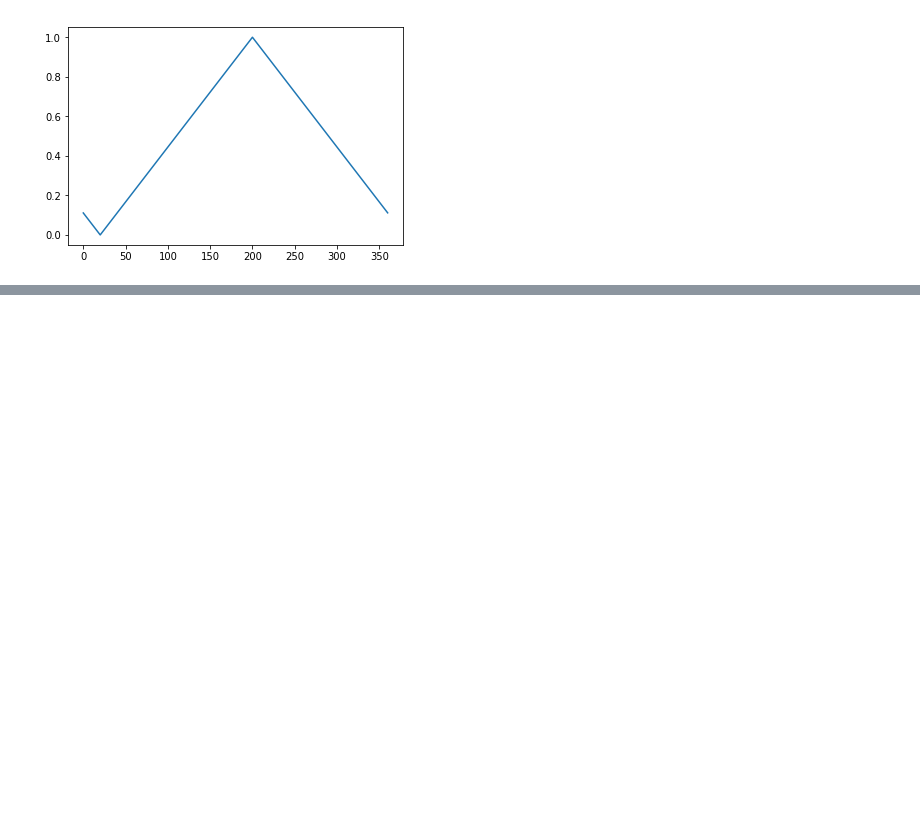
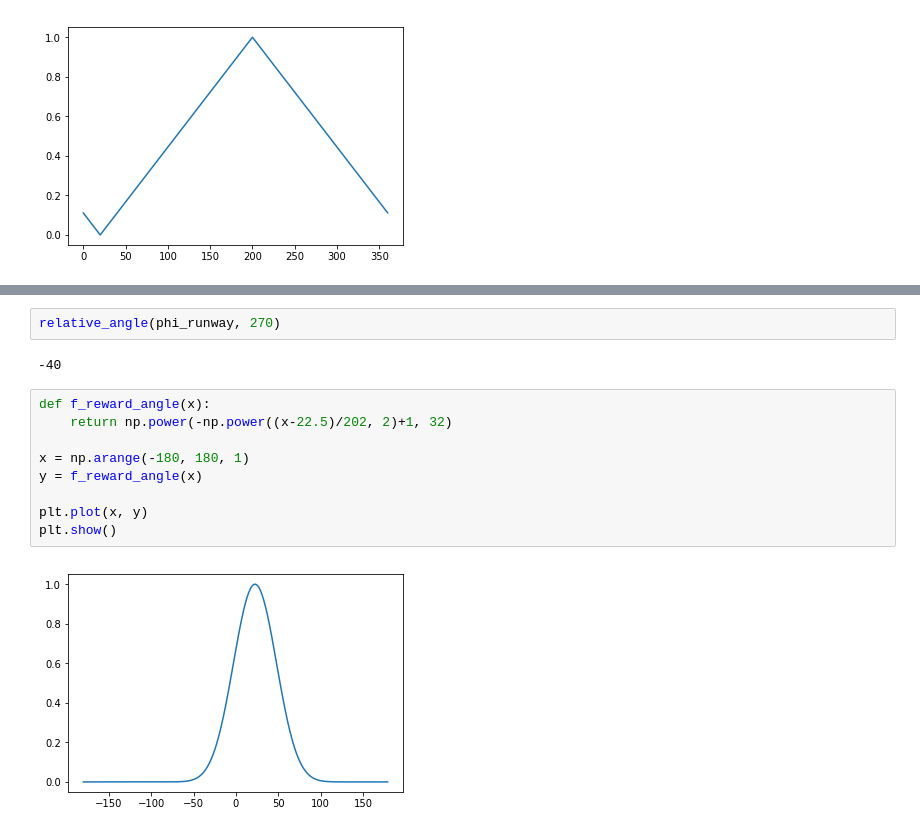
Before and after one commit to fvalka/atc-reinforcement-learning, a Jupyter notebook: concept_docs/reward_concept_eval.ipynb, the cells around one changed output, grey strips where cells are left out. Cells and saved outputs as stored; diff of their text form; blank space fills up the shorter version.

```diff
--- a/concept_docs/reward_concept_eval.ipynb
+++ b/concept_docs/reward_concept_eval.ipynb
@@ -95 +114,16 @@ plt.show()
+# %%
+relative_angle(phi_runway, 270)
+# %% [output]
+-40
+# %%
+def f_reward_angle(x):
+    return np.power(-np.power((x-22.5)/202, 2)+1, 32)
+
+x = np.arange(-180, 180, 1)
+y = f_reward_angle(x)
+
+plt.plot(x, y)
+plt.show()
+# %% [output]
+[figure, added]
 # %%
```
Also changed, not shown: parts of 5 cells of this notebook, 2 other files.
